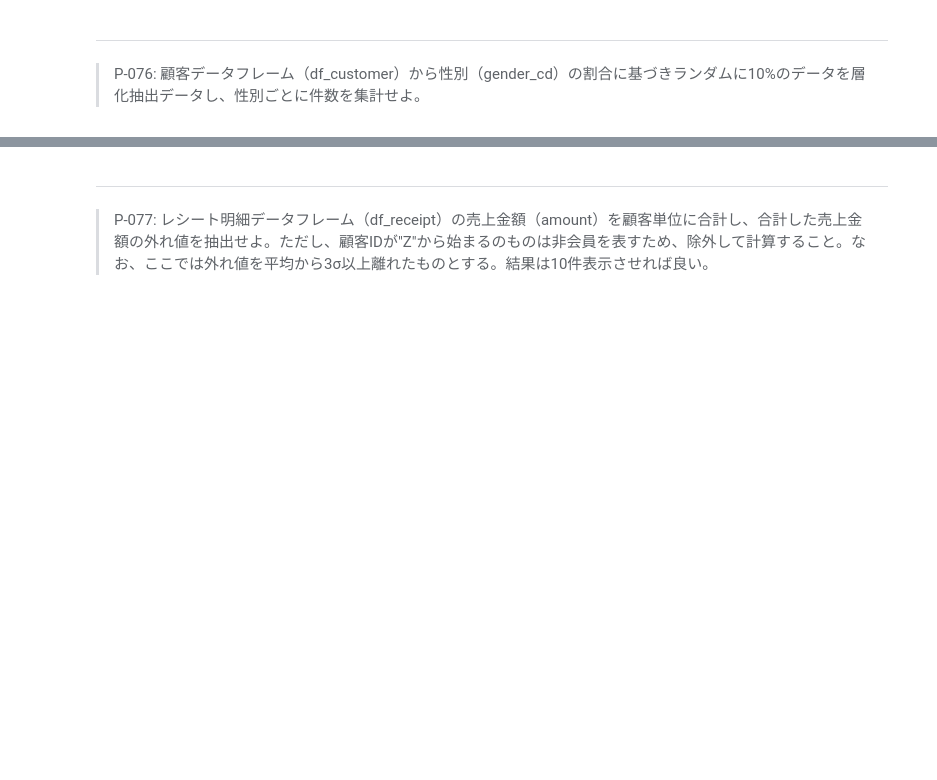
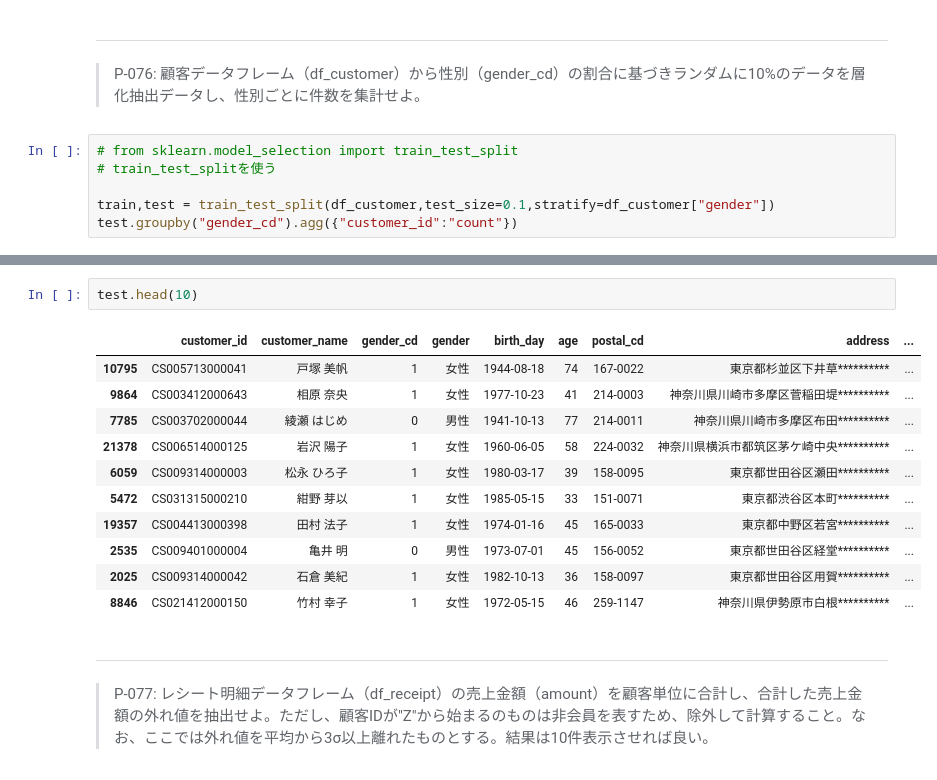
Before and after one commit to twobooks/100knocks-preprocess-training, a Jupyter notebook: docker/work/preprocess_knock_Python.ipynb, the cells around one changed output, grey strips where cells are left out. Drawn from its saved outputs; the diff is of its cells as text; blank space fills up the shorter version.

```diff
--- a/docker/work/preprocess_knock_Python.ipynb
+++ b/docker/work/preprocess_knock_Python.ipynb
@@ -1343,3 +1735,9 @@ ans[:10]
 # %% [markdown]
 ---
 > P-076: 顧客データフレーム（df_customer）から性別（gender_cd）の割合に基づきランダムに10%のデータを層化抽出データし、性別ごとに件数を集計せよ。
+# %%
+# from sklearn.model_selection import train_test_split
+# train_test_splitを使う
+
+train,test = train_test_split(df_customer,test_size=0.1,stratify=df_customer["gender"])
+test.groupby("gender_cd").agg({"customer_id":"count"})
@@ -1346,3 +1750,17 @@ ans[:10]
+# %%
+test.head(10)
+# %% [output]
+|  | customer_id | customer_name | gender_cd | gender | birth_day | age | postal_cd | address | ... |
+| 10795 | CS005713000041 | 戸塚 美帆 | 1 | 女性 | 1944-08-18 | 74 | 167-0022 | 東京都杉並区下井草********** | ... |
+| 9864 | CS003412000643 | 相原 奈央 | 1 | 女性 | 1977-10-23 | 41 | 214-0003 | 神奈川県川崎市多摩区菅稲田堤********** | ... |
+| 7785 | CS003702000044 | 綾瀬 はじめ | 0 | 男性 | 1941-10-13 | 77 | 214-0011 | 神奈川県川崎市多摩区布田********** | ... |
+| 21378 | CS006514000125 | 岩沢 陽子 | 1 | 女性 | 1960-06-05 | 58 | 224-0032 | 神奈川県横浜市都筑区茅ケ崎中央********** | ... |
+| 6059 | CS009314000003 | 松永 ひろ子 | 1 | 女性 | 1980-03-17 | 39 | 158-0095 | 東京都世田谷区瀬田********** | ... |
+| 5472 | CS031315000210 | 紺野 芽以 | 1 | 女性 | 1985-05-15 | 33 | 151-0071 | 東京都渋谷区本町********** | ... |
+| 19357 | CS004413000398 | 田村 法子 | 1 | 女性 | 1974-01-16 | 45 | 165-0033 | 東京都中野区若宮********** | ... |
+| 2535 | CS009401000004 | 亀井 明 | 0 | 男性 | 1973-07-01 | 45 | 156-0052 | 東京都世田谷区経堂********** | ... |
+| 2025 | CS009314000042 | 石倉 美紀 | 1 | 女性 | 1982-10-13 | 36 | 158-0097 | 東京都世田谷区用賀********** | ... |
+| 8846 | CS021412000150 | 竹村 幸子 | 1 | 女性 | 1972-05-15 | 46 | 259-1147 | 神奈川県伊勢原市白根********** | ... |
 # %% [markdown]
 ---
 > P-077: レシート明細データフレーム（df_receipt）の売上金額（amount）を顧客単位に合計し、合計した売上金額の外れ値を抽出せよ。ただし、顧客IDが"Z"から始まるのものは非会員を表すため、除外して計算すること。なお、ここでは外れ値を平均から3σ以上離れたものとする。結果は10件表示させれば良い。
```
Also changed, not shown: parts of 26 cells of this notebook, 1 other file.
